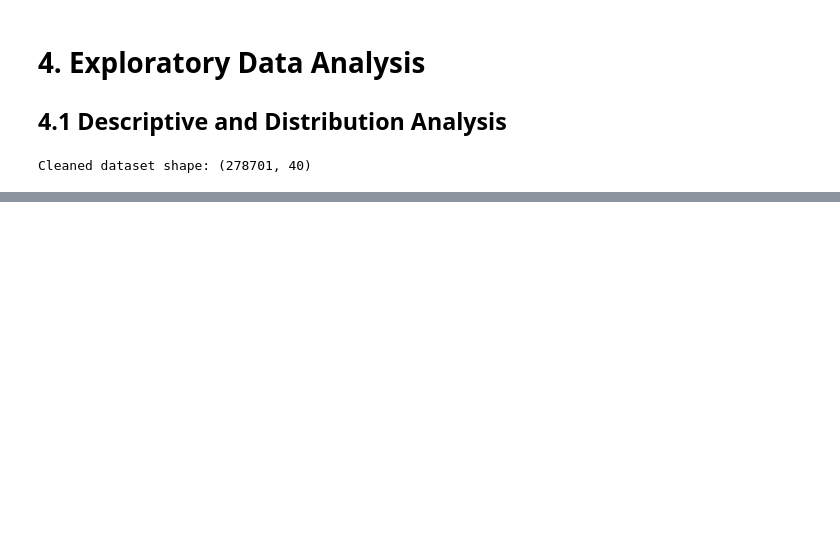
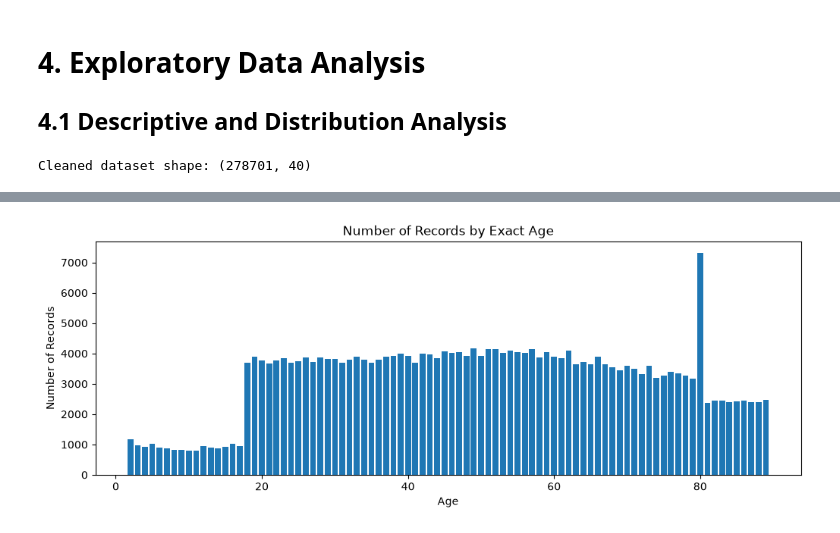
Before and after one commit to fatehbhular/Heart-Disease-Prediction-Model, a Jupyter notebook: notebooks/Task_4_1_Exploratory_Data_Analysis.ipynb, the cells around one changed output, grey strips where cells are left out. Saved outputs shown, nothing was run; the diff lists cells and outputs as text; code cells hidden in the pictures; blank space fills up the shorter version.

```diff
--- a/notebooks/Task_4_1_Exploratory_Data_Analysis.ipynb
+++ b/notebooks/Task_4_1_Exploratory_Data_Analysis.ipynb
@@ -79,0 +139,23 @@ Name: heart_disease_target, dtype: float64
+# %%
+# Count how many records occur at each exact age
+age_counts = (
+    df_clean["age"]
+    .value_counts()
+    .sort_index()
+)
+
+# Plot the number of records for each age
+plt.figure(figsize=(12, 4))
+
+plt.bar(
+    age_counts.index,
+    age_counts.values
+)
+
+plt.xlabel("Age")
+plt.ylabel("Number of Records")
+plt.title("Number of Records by Exact Age")
+
+plt.show()
+# %% [output]
+[figure, added]
```
Also changed, not shown: parts of 10 cells of this notebook.
